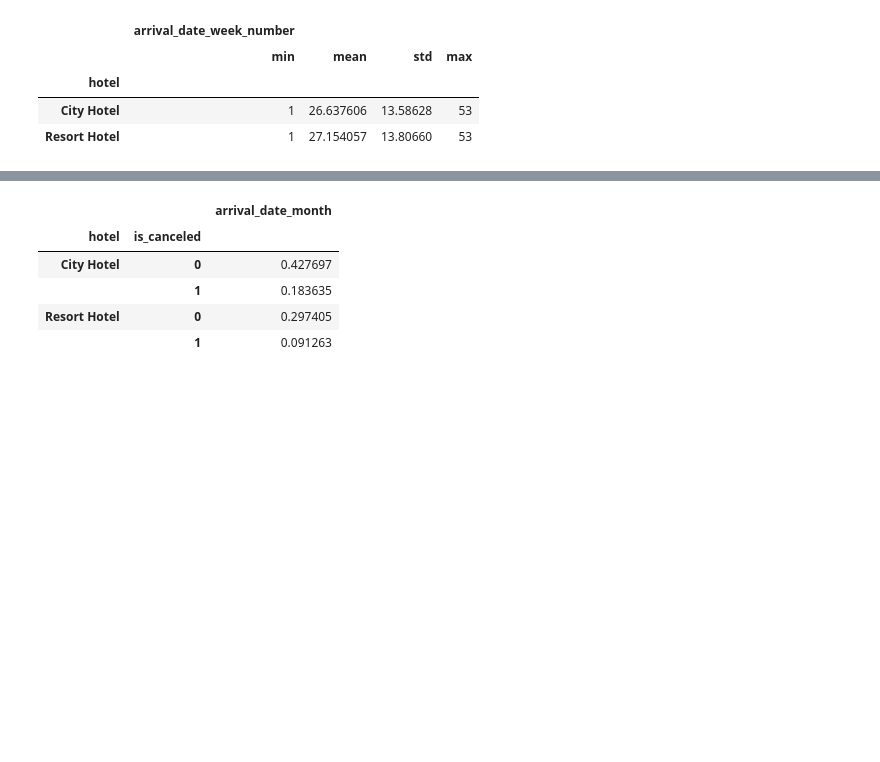
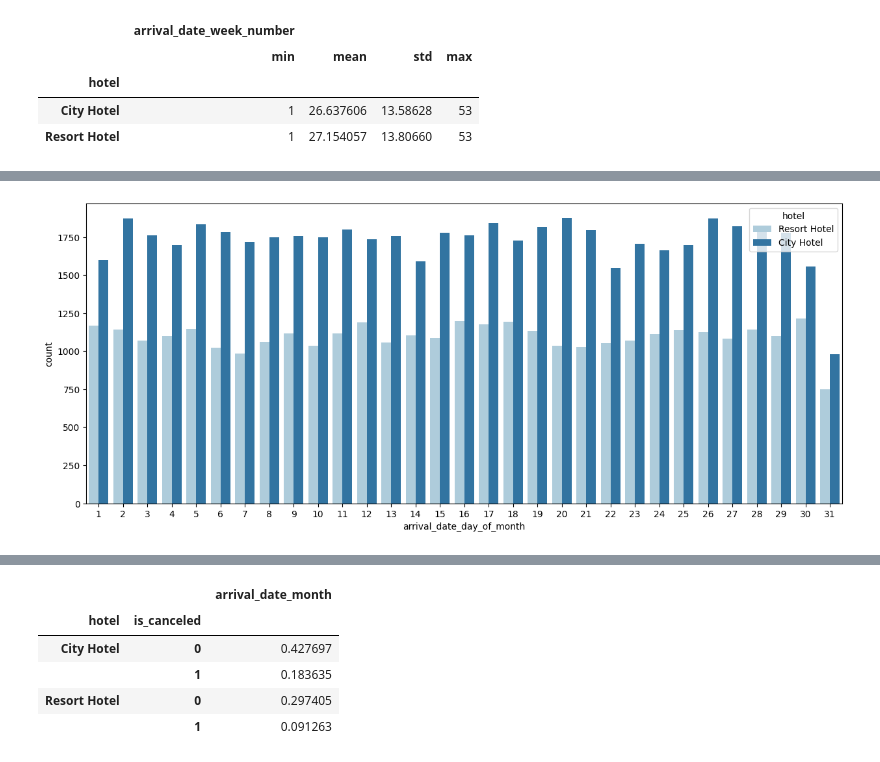
Before and after one commit to duongtruongbinh/Data-Visualization-Labs, a Jupyter notebook: Project/Project.ipynb, the cells around one changed output, grey strips where cells are left out. Cells and saved outputs as stored; diff of their text form; code cells hidden in the pictures; blank space fills up the shorter version.

```diff
--- a/Project/Project.ipynb
+++ b/Project/Project.ipynb
@@ -323,0 +372,7 @@ plt.show()
+# %%
+plt.figure(figsize=(15,6))
+
+sns.countplot(data = df, x = 'arrival_date_day_of_month', hue='hotel', palette='Paired')
+plt.show()
+# %% [output]
+[figure, added]
```
Also changed, not shown: parts of 9 cells of this notebook.
